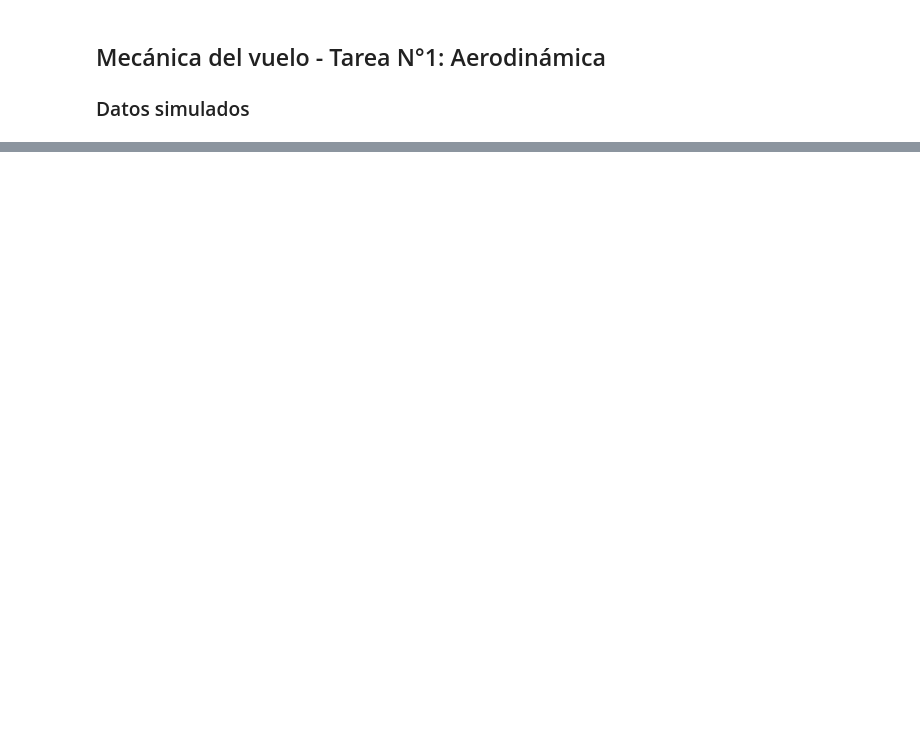
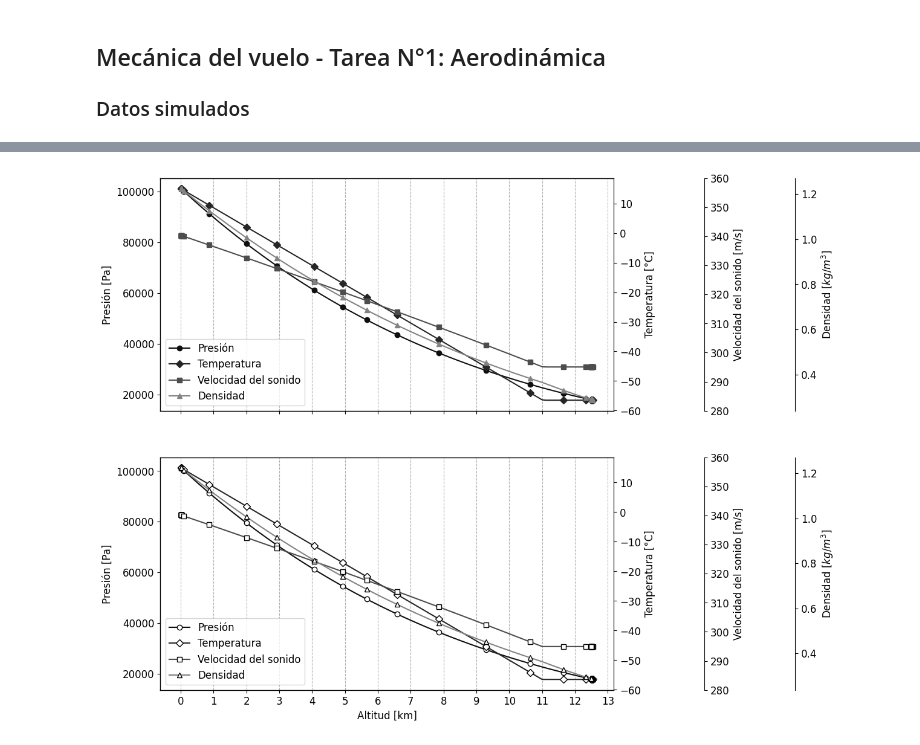
Before and after one commit to otarola-joaquin/Trabajos-varios-8vo-semestre, a Jupyter notebook: Mecánica del Vuelo/Tarea_1/lab1_gráfico.ipynb, the cells around one changed output, grey strips where cells are left out. Cells and saved outputs as stored; diff of their text form; code cells hidden in the pictures; blank space fills up the shorter version.

```diff
--- a/Mecánica del Vuelo/Tarea_1/lab1_gráfico.ipynb
+++ b/Mecánica del Vuelo/Tarea_1/lab1_gráfico.ipynb
@@ -136,0 +137,73 @@ a: 8.71785646945959
+# %%
+import matplotlib.pyplot as plt
+import numpy as np
+
+fig, (ax1, ax_1) = plt.subplots(2,1, sharex=True)
+fig.subplots_adjust(right=0.75)
+plt.rcParams['figure.figsize'] = (12,11)
+plt.rcParams['font.size'] = 12
+
+ax2 = ax1.twinx()
+
+ax3 = ax1.twinx()
+ax3.spines.right.set_position(("axes", 1.20))
+
+ax4 = ax1.twinx()
+ax4.spines.right.set_position(("axes", 1.40))
+
+p1, = ax1.plot(altitude, pressure, color='#0F0F0F', label="Presión", marker ="o", markevery=115)
+p2, = ax2.plot(altitude, temperature, color='#262626', label="Temperatura", marker ="D", markevery=115)
+p3, = ax3.plot(altitude, lightspeed, color='#4D4D4D', label="Velocidad del sonido", marker ="s", markevery=115)
+p4, = ax4.plot(altitude, rho, color='#838383', label = 'Densidad', marker ="^", markevery=115)
+
+ax1.set_ylabel("Presión [Pa]")
+ax1.tick_params(axis='y')
+
+ax2.set_ylabel("Temperatura [°C]")
+ax2.tick_params(axis='y')
+
+ax3.set_ylabel("Velocidad del sonido [m/s]")
+ax3.tick_params(axis='y')
+ax3.set_ylim([280,360])
+
+ax4.set_ylabel("Densidad $[kg/m^3]$")
+ax4.tick_params(axis='y')
+
+lines = [p1, p2, p3, p4]
+ax1.legend(lines, [l.get_label() for l in lines], loc="lower left")
+
+ax_2 = ax_1.twinx()
+
+ax_3 = ax_1.twinx()
+ax_3.spines.right.set_position(("axes", 1.20))
+
+ax_4 = ax_1.twinx()
+ax_4.spines.right.set_position(("axes", 1.40))
+
+p_1, = ax_1.plot(altitude, [P(z) for z in altitude], color="#0F0F0F", label="Presión", marker='o', markevery=115, markeredgecolor='black', markerfacecolor='white')
+p_2, = ax_2.plot(altitude, [T(z) for z in altitude], color='#262626', label="Temperatura", marker='D', markevery=115, markeredgecolor='black', markerfacecolor='white')
+p_3, = ax_3.plot(altitude, [a(z) for z in altitude], color="#4D4D4D", label="Velocidad del sonido", marker='s', markevery=115, markeredgecolor='black', markerfacecolor='white')
+p_4, = ax_4.plot(altitude, [rho_air(z) for z in altitude], color="#838383", label = 'Densidad', marker='^', markevery=115, markeredgecolor='black', markerfacecolor='white')
+
+ax_1.set_xlabel("Altitud [km]")
+ax_1.set_ylabel("Presión [Pa]")
+ax_1.tick_params(axis='y')
+
+ax_2.set_ylabel("Temperatura [°C]")
+ax_2.tick_params(axis='y')
+
+ax_3.set_ylabel("Velocidad del sonido [m/s]")
+ax_3.tick_params(axis='y')
+ax_3.set_ylim([280,360])
+
+ax_4.set_ylabel("Densidad $[kg/m^3]$")
+ax_4.tick_params(axis='y')
+
+ax_1.legend([p_1, p_2, p_3, p_4], ['Presión', 'Temperatura', 'Velocidad del sonido', 'Densidad'], loc="lower left")
+
+ax1.set_xticks(range(14))
+ax1.grid(linestyle='--', axis='x')
+ax_1.grid(linestyle='--', axis='x')
+plt.show()
+# %% [output]
+[figure, added]
```
Also changed, not shown: parts of 5 cells of this notebook, 1 other file.
